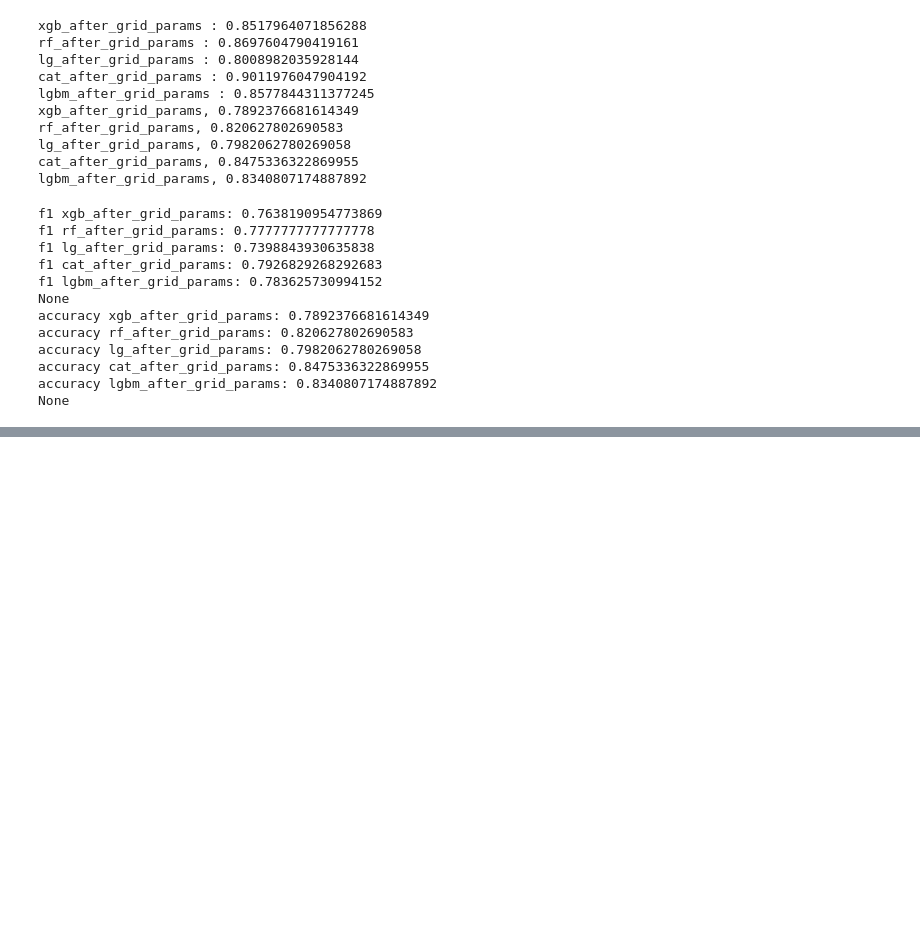
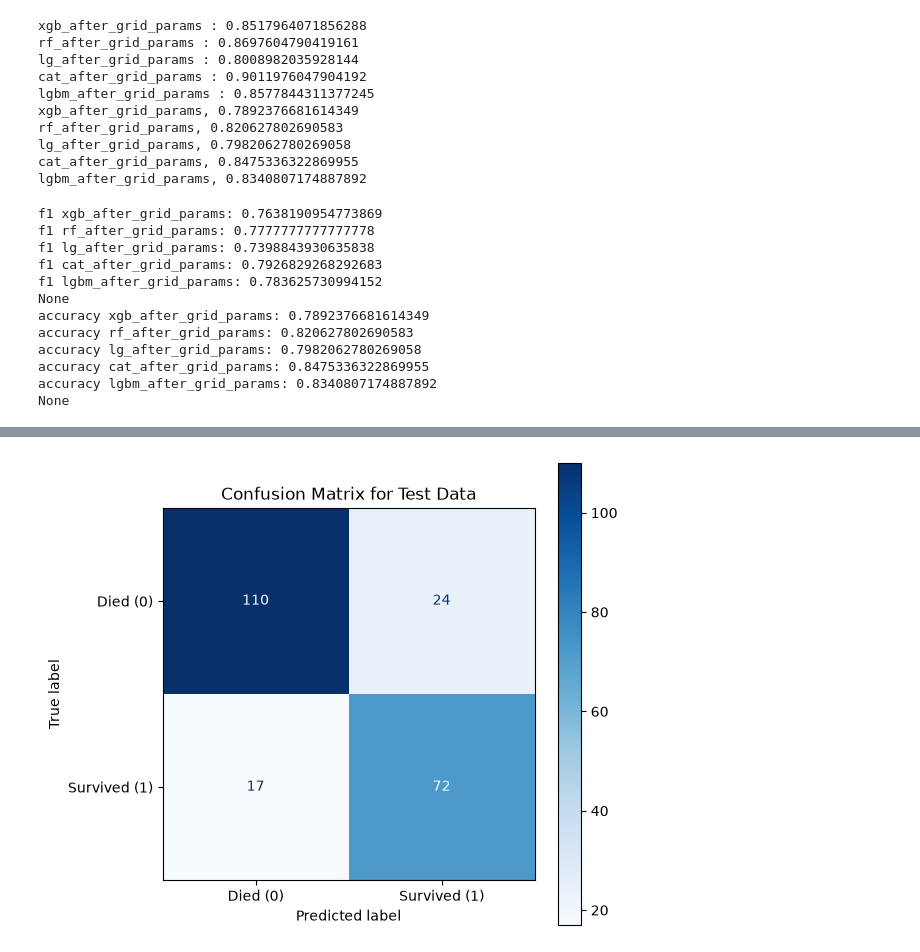
Before and after one commit to armengasparyan314/Programing, a Jupyter notebook: Project Titanic.ipynb, the cells around one changed output, grey strips where cells are left out. Cells and saved outputs as stored; diff of their text form; code cells hidden in the pictures; blank space fills up the shorter version.

Commit message:
Best Model

```diff
--- a/Project Titanic.ipynb
+++ b/Project Titanic.ipynb
@@ -215,11 +236,11 @@ accuracy cat_after_grid_params: 0.8430493273542601
 accuracy lgbm_after_grid_params: 0.8295964125560538
 None
 # %%
-grid_models = {'xgb_after_grid_params' : XGBClassifier(colsample_bytree = 0.7, learning_rate = 0.03, max_depth= 4, min_child_weight= 5, n_estimators= 200, scale_pos_weight=3, subsample= 0.8).fit(x_train_scaled, y_train),
-'rf_after_grid_params' : RandomForestClassifier(class_weight= 'balanced', max_depth= 6, min_samples_leaf= 2, min_samples_split= 10, n_estimators= 100, random_state=42).fit(x_train_scaled, y_train),
-'lg_after_grid_params' : LogisticRegression(C= 1, penalty = 'l2', solver= 'saga').fit(x_train_scaled, y_train),
-'cat_after_grid_params' : CatBoostClassifier(verbose=0, depth = 5, iterations = 200, l2_leaf_reg = 7, learning_rate = 0.07, random_state=42).fit(x_train_scaled, y_train),
-'lgbm_after_grid_params' : LGBMClassifier(verbose=-1, learning_rate = 0.05, max_depth = -1, min_child_samples = 20, n_estimators = 50, num_leaves =15, random_state=42).fit(x_train_scaled, y_train)}
+grid_models = {'xgb_after_grid_params' : XGBClassifier(colsample_bytree = 0.7, learning_rate = 0.03, max_depth= 4, min_child_weight= 5, n_estimators= 200, scale_pos_weight=3, subsample= 0.8).fit(x_train, y_train),
+'rf_after_grid_params' : RandomForestClassifier(class_weight= 'balanced', max_depth= 6, min_samples_leaf= 2, min_samples_split= 10, n_estimators= 100, random_state=42).fit(x_train, y_train),
+'lg_after_grid_params' : LogisticRegression(C= 1, penalty = 'l2', solver= 'saga').fit(x_train, y_train),
+'cat_after_grid_params' : CatBoostClassifier(verbose=0, depth = 5, iterations = 200, l2_leaf_reg = 7, learning_rate = 0.07, random_state=42).fit(x_train, y_train),
+'lgbm_after_grid_params' : LGBMClassifier(verbose=-1, learning_rate = 0.05, max_depth = -1, min_child_samples = 20, n_estimators = 50, num_leaves =15, random_state=42).fit(x_train, y_train)}
 def Possible_Overfitting(x_train_scaled, x_test_scaled, y_train, y_test):
     for name, model in grid_models.items():
         train_preds = model.predict(x_train_scaled)
@@ -229,7 +250,7 @@ def Possible_Overfitting(x_train_scaled, x_test_scaled, y_train, y_test):
         test_preds = model.predict(x_test_scaled)
         print(f'{name}, {accuracy_score(y_test, test_preds)}')
 
-Possible_Overfitting(x_train_scaled, x_test_scaled, y_train, y_test)
+Possible_Overfitting(x_train, x_test, y_train, y_test)
 # %% [output]
 xgb_after_grid_params : 0.8517964071856288
 rf_after_grid_params : 0.8697604790419161
@@ -264,8 +285,8 @@ accuracy cat_after_grid_params: 0.8475336322869955
 accuracy lgbm_after_grid_params: 0.8340807174887892
 None
 # %%
-xgb_after_overfitting= XGBClassifier(colsample_bytree = 0.7, learning_rate = 0.03, max_depth= 4, min_child_weight= 5, n_estimators= 200, scale_pos_weight=3, subsample= 0.8).fit(x_train_scaled, y_train)
-rf_after_overfitting = RandomForestClassifier(class_weight= 'balanced', max_depth= 6, min_samples_leaf= 2, min_samples_split= 10, n_estimators= 100, random_state=42).fit(x_train_scaled, y_train)
-lg_after_overfitting = LogisticRegression(C= 1, penalty = 'l2', solver= 'saga').fit(x_train_scaled, y_train)
-Cat_after_overfitting = CatBoostClassifier(verbose=0, depth =5, iterations = 200, l2_leaf_reg = 7, learning_rate = 0.07, random_state=42).fit(x_train_scaled, y_train)
-LGBM_after_overfitting = LGBMClassifier(verbose=-1, learning_rate = 0.05, max_depth = -1, min_child_samples = 20, n_estimators = 50, num_leaves =15, random_state=42).fit(x_train_scaled, y_train)
+xgb_after_overfitting= XGBClassifier(colsample_bytree = 0.7, learning_rate = 0.03, max_depth= 4, min_child_weight= 5, n_estimators= 200, scale_pos_weight=3, subsample= 0.8).fit(x_train, y_train)
+rf_after_overfitting = RandomForestClassifier(class_weight= 'balanced', max_depth= 6, min_samples_leaf= 2, min_samples_split= 10, n_estimators= 100, random_state=42).fit(x_train, y_train)
+lg_after_overfitting = LogisticRegression(C= 1, penalty = 'l2', solver= 'saga').fit(x_train, y_train)
+Cat_after_overfitting = CatBoostClassifier(verbose=0, depth =5, iterations = 200, l2_leaf_reg = 7, learning_rate = 0.07, random_state=42).fit(x_train, y_train)
+LGBM_after_overfitting = LGBMClassifier(verbose=-1, learning_rate = 0.05, max_depth = -1, min_child_samples = 20, n_estimators = 50, num_leaves =15, random_state=42).fit(x_train, y_train)
@@ -733,0 +551,11 @@ r2 grid rf 0.7055526038454343
+# %%
+from sklearn.metrics import confusion_matrix, ConfusionMatrixDisplay
+
+cm_test = confusion_matrix(y_test, rf_test_preds)
+plt.figure(figsize=(6, 6))
+disp = ConfusionMatrixDisplay(confusion_matrix=cm_test, display_labels=['Died (0)', 'Survived (1)'])
+disp.plot(cmap=plt.cm.Blues, values_format='d', ax=plt.gca())
+plt.title('Confusion Matrix for Test Data')
+plt.show()
+# %% [output]
+[figure, added]
```
Also changed, not shown: parts of 30 cells of this notebook.
